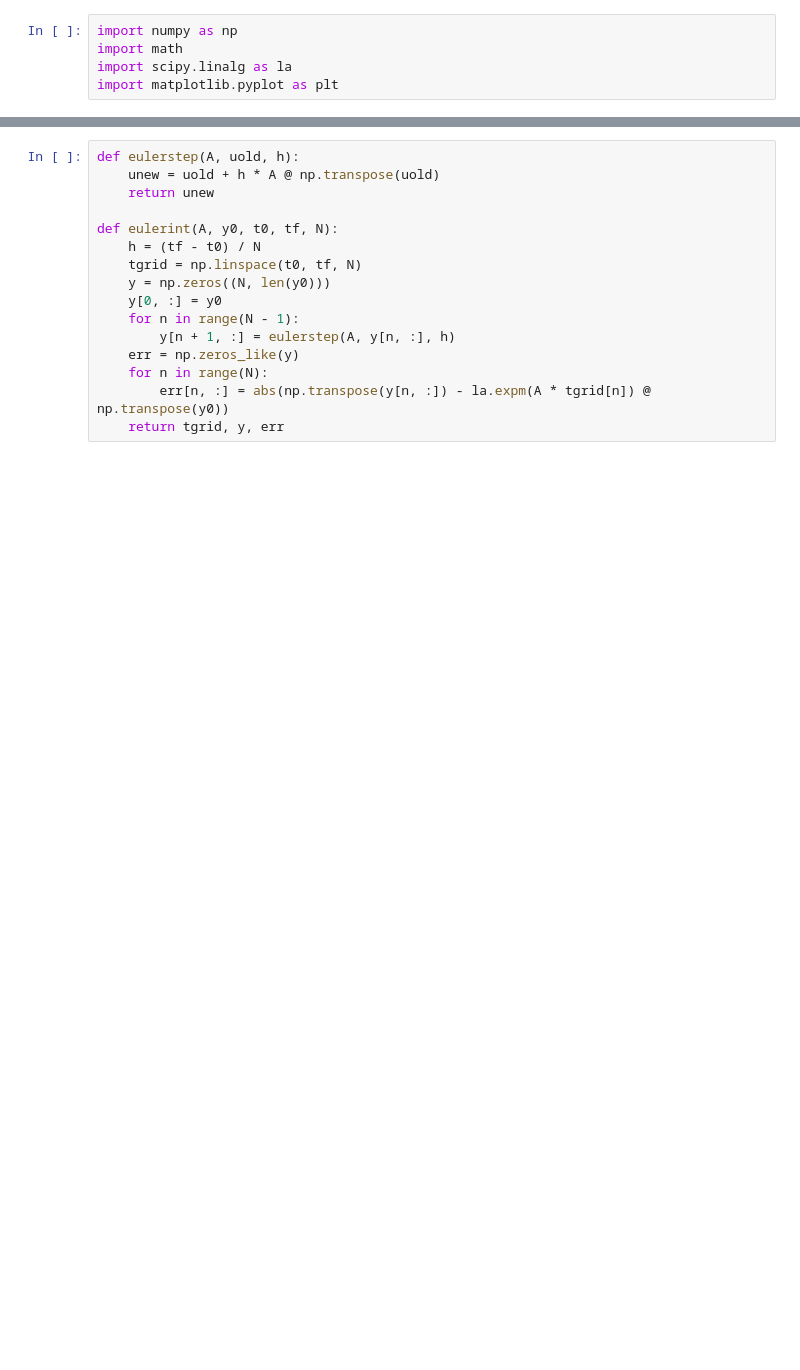
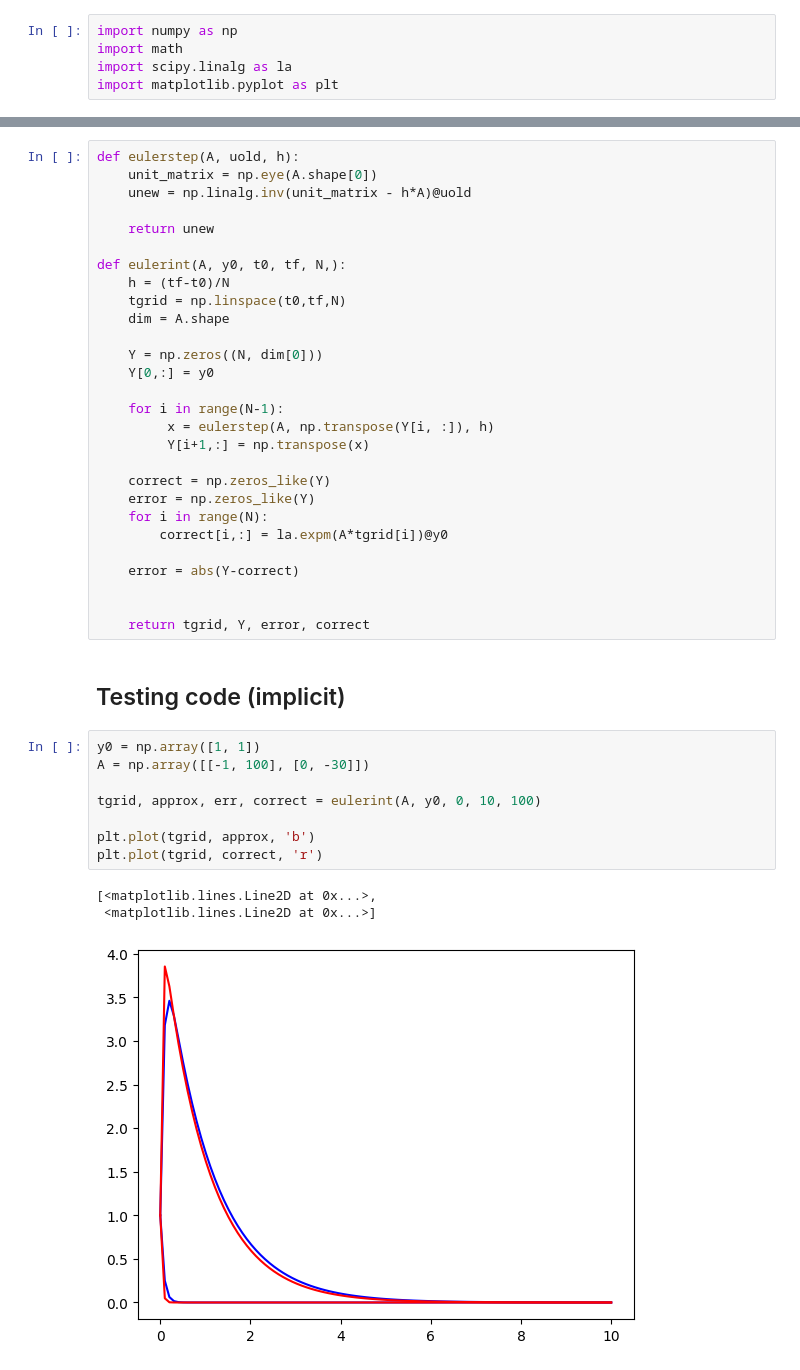
Before and after one commit to axelorrhede/Numerical-Methods-for-Differential-Equations, a Jupyter notebook: project0.ipynb, the cells around one changed output, grey strips where cells are left out. Saved outputs shown, nothing was run; the diff lists cells and outputs as text; blank space fills up the shorter version.

```diff
--- a/project0.ipynb
+++ b/project0.ipynb
@@ -6,16 +83,42 @@ import matplotlib.pyplot as plt
 # %%
 def eulerstep(A, uold, h):
-    unew = uold + h * A @ np.transpose(uold)
+    unit_matrix = np.eye(A.shape[0])
+    unew = np.linalg.inv(unit_matrix - h*A)@uold
+
     return unew
 
-def eulerint(A, y0, t0, tf, N):
-    h = (tf - t0) / N
-    tgrid = np.linspace(t0, tf, N)
-    y = np.zeros((N, len(y0)))
-    y[0, :] = y0
-    for n in range(N - 1):
-        y[n + 1, :] = eulerstep(A, y[n, :], h)
-    err = np.zeros_like(y)
-    for n in range(N):
-        err[n, :] = abs(np.transpose(y[n, :]) - la.expm(A * tgrid[n]) @ np.transpose(y0))
-    return tgrid, y, err
+def eulerint(A, y0, t0, tf, N,):
+    h = (tf-t0)/N
+    tgrid = np.linspace(t0,tf,N)
+    dim = A.shape
+
+    Y = np.zeros((N, dim[0]))
+    Y[0,:] = y0
+
+    for i in range(N-1):
+         x = eulerstep(A, np.transpose(Y[i, :]), h)
+         Y[i+1,:] = np.transpose(x)
+
+    correct = np.zeros_like(Y)
+    error = np.zeros_like(Y)
+    for i in range(N):
+        correct[i,:] = la.expm(A*tgrid[i])@y0
+
+    error = abs(Y-correct)
+
+
+    return tgrid, Y, error, correct
+# %% [markdown]
+## Testing code (implicit)
+# %%
+y0 = np.array([1, 1])
+A = np.array([[-1, 100], [0, -30]])
+
+tgrid, approx, err, correct = eulerint(A, y0, 0, 10, 100)
+
+plt.plot(tgrid, approx, 'b')
+plt.plot(tgrid, correct, 'r')
+# %% [output]
+[<matplotlib.lines.Line2D at 0x...>,
+ <matplotlib.lines.Line2D at 0x...>]
+[figure, added]
```
Also changed, not shown: parts of 14 cells of this notebook.
